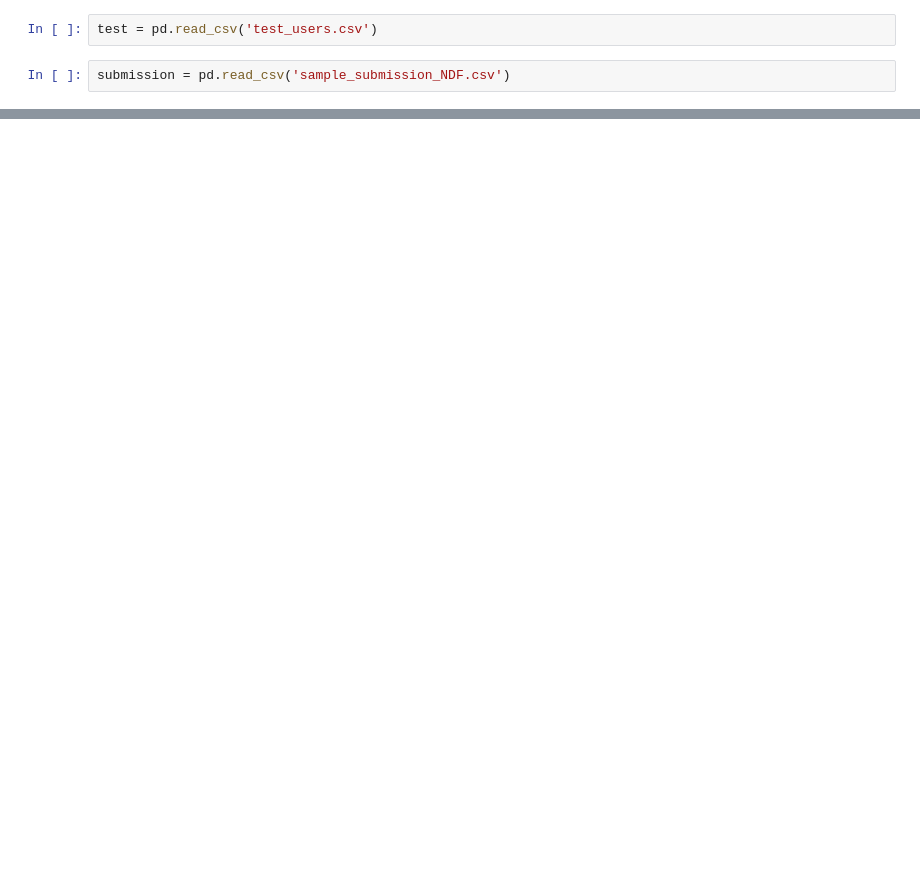
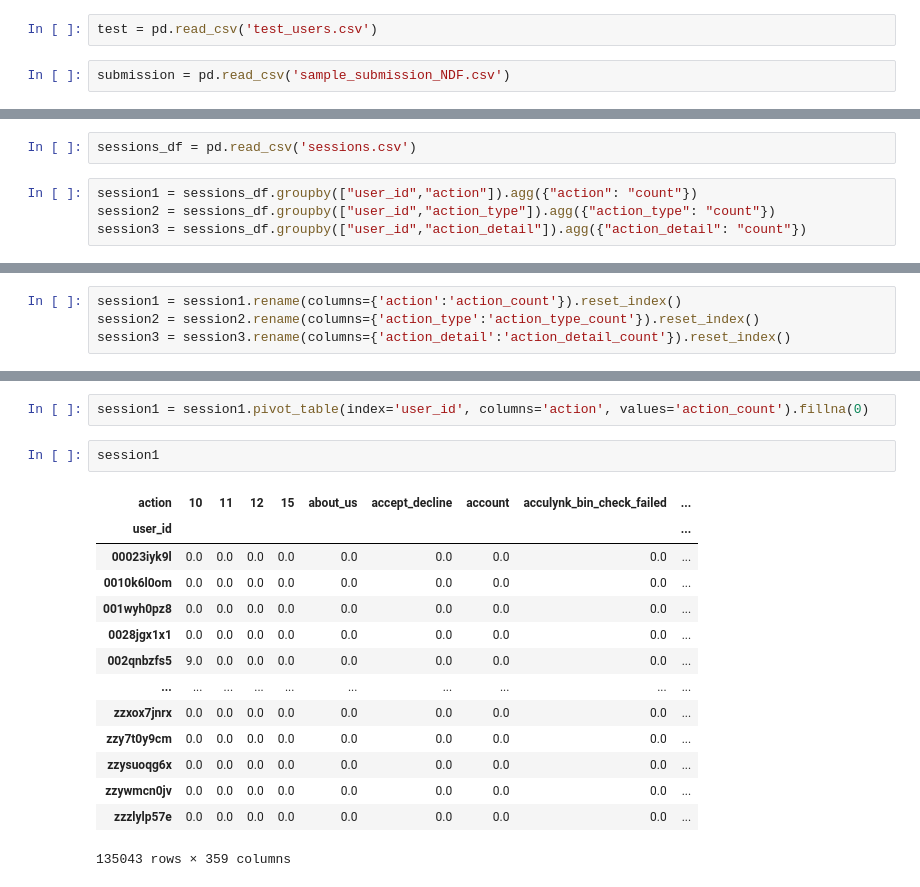
Before and after one commit to isoori/AirBNB-New-User-Booking, a Jupyter notebook: AirBNB.ipynb, the cells around one changed output, grey strips where cells are left out. Drawn from its saved outputs; the diff is of its cells as text; blank space fills up the shorter version.

```diff
--- a/AirBNB.ipynb
+++ b/AirBNB.ipynb
@@ -40,0 +220,6 @@ joint_dt
+# %%
+sessions_df = pd.read_csv('sessions.csv')
+# %%
+session1 = sessions_df.groupby(["user_id","action"]).agg({"action": "count"})
+session2 = sessions_df.groupby(["user_id","action_type"]).agg({"action_type": "count"})
+session3 = sessions_df.groupby(["user_id","action_detail"]).agg({"action_detail": "count"})
@@ -40,0 +277,4 @@ joint_dt
+# %%
+session1 = session1.rename(columns={'action':'action_count'}).reset_index()
+session2 = session2.rename(columns={'action_type':'action_type_count'}).reset_index()
+session3 = session3.rename(columns={'action_detail':'action_detail_count'}).reset_index()
@@ -40,0 +297,19 @@ joint_dt
+# %%
+session1 = session1.pivot_table(index='user_id', columns='action', values='action_count').fillna(0)
+# %%
+session1
+# %% [output]
+| action | 10 | 11 | 12 | 15 | about_us | accept_decline | account | acculynk_bin_check_failed | ... |
+| user_id |  |  |  |  |  |  |  |  | ... |
+| 00023iyk9l | 0.0 | 0.0 | 0.0 | 0.0 | 0.0 | 0.0 | 0.0 | 0.0 | ... |
+| 0010k6l0om | 0.0 | 0.0 | 0.0 | 0.0 | 0.0 | 0.0 | 0.0 | 0.0 | ... |
+| 001wyh0pz8 | 0.0 | 0.0 | 0.0 | 0.0 | 0.0 | 0.0 | 0.0 | 0.0 | ... |
+| 0028jgx1x1 | 0.0 | 0.0 | 0.0 | 0.0 | 0.0 | 0.0 | 0.0 | 0.0 | ... |
+| 002qnbzfs5 | 9.0 | 0.0 | 0.0 | 0.0 | 0.0 | 0.0 | 0.0 | 0.0 | ... |
+| ... | ... | ... | ... | ... | ... | ... | ... | ... | ... |
+| zzxox7jnrx | 0.0 | 0.0 | 0.0 | 0.0 | 0.0 | 0.0 | 0.0 | 0.0 | ... |
+| zzy7t0y9cm | 0.0 | 0.0 | 0.0 | 0.0 | 0.0 | 0.0 | 0.0 | 0.0 | ... |
+| zzysuoqg6x | 0.0 | 0.0 | 0.0 | 0.0 | 0.0 | 0.0 | 0.0 | 0.0 | ... |
+| zzywmcn0jv | 0.0 | 0.0 | 0.0 | 0.0 | 0.0 | 0.0 | 0.0 | 0.0 | ... |
+| zzzlylp57e | 0.0 | 0.0 | 0.0 | 0.0 | 0.0 | 0.0 | 0.0 | 0.0 | ... |
+135043 rows × 359 columns
```
Also changed, not shown: parts of 29 cells of this notebook.
